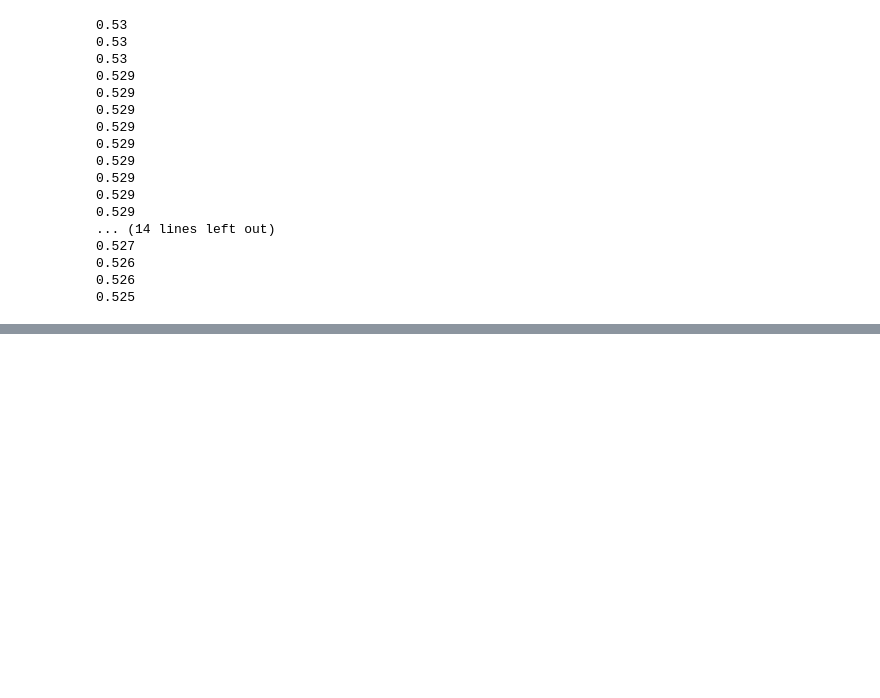
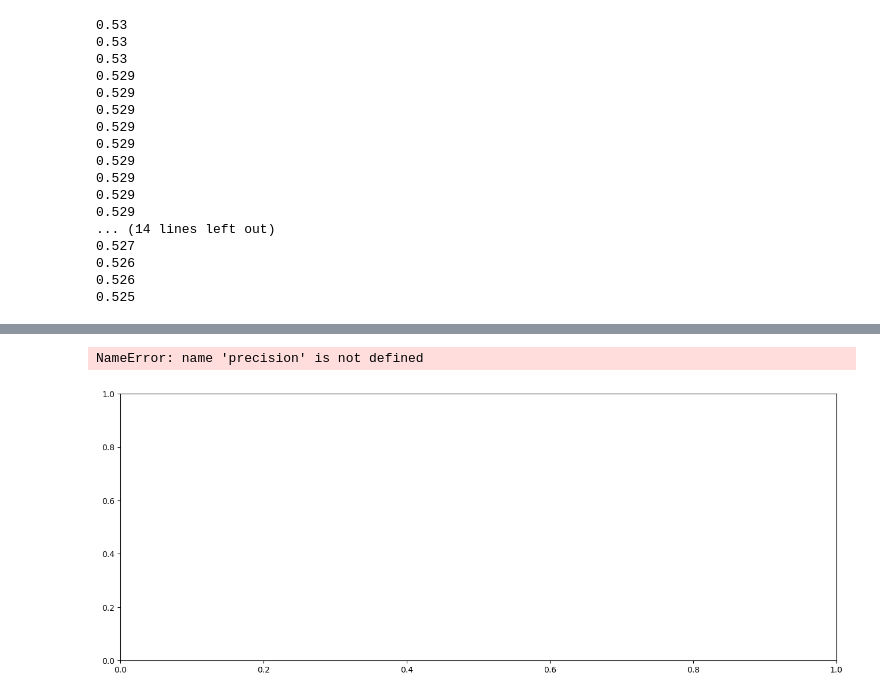
Before and after one commit to HannesThurnherr/Bachelor_Thesis, a Jupyter notebook: Local run alalysis.ipynb, the cells around one changed output, grey strips where cells are left out. Drawn from its saved outputs; the diff is of its cells as text; code cells hidden in the pictures; blank space fills up the shorter version.

```diff
--- a/Local run alalysis.ipynb
+++ b/Local run alalysis.ipynb
@@ -152,3 +165,27 @@ plt.show()
+# %%
+fig, ax = plt.subplots(figsize=(16, 6))
+
+x = np.arange(len(precision))
+width = 0.2
+
+# Plot bars
+ax.bar(x - 1.5 * width, accuracy_per_digit.values(), width, label='Accuracy')
+ax.bar(x - 0.5 * width, precision, width, label='Precision')
+ax.bar(x + 0.5 * width, recall, width, label='Recall')
+ax.bar(x + 1.5 * width, f1_score, width, label='F1 Score')
+
+# Label and title
+ax.set_xticks(x, fontsize=19)
+ax.set_xticklabels(range(10),fontsize=14)
+ax.set_xlabel('Digits',fontsize=19)
+ax.set_title('Metrics per Digit', fontsize=19)
+ax.legend(fontsize=16)
+
+plt.savefig("generated_pdf_plots/lnn_analysis_4/metrics_per_digit_combined.pdf")
+plt.show()
+# %% [output]
+NameError: name 'precision' is not defined
+[figure, added]
 # %%
 def deviation_loss(y_true, y_pred):
     return np.sum((y_true - y_pred)**2, axis=1)
```
Also changed, not shown: parts of 23 cells of this notebook, 45 other files.
